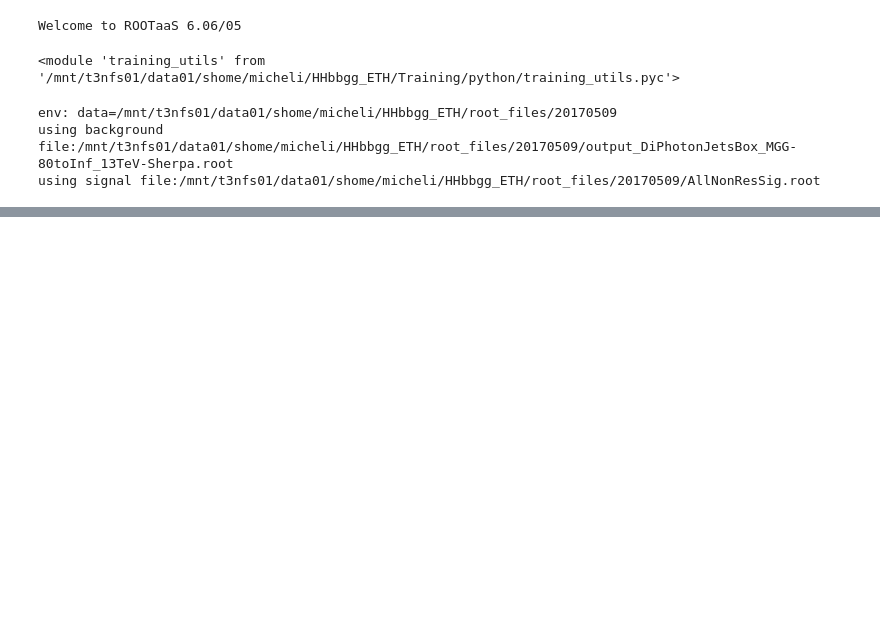
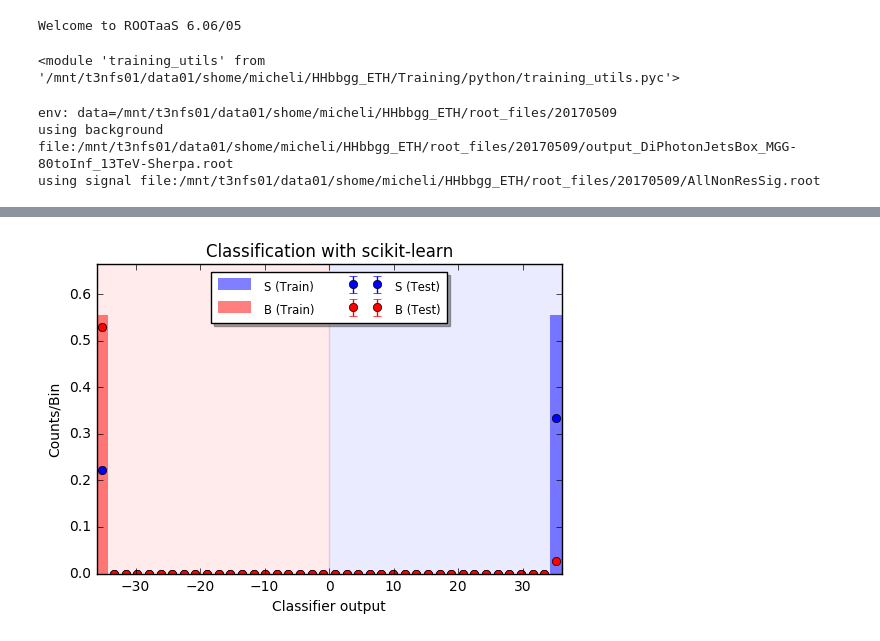
Before and after one commit to michelif/HHbbgg_ETH, a Jupyter notebook: Training/notebooks/trainMVAHHbbgg.ipynb, the cells around one changed output, grey strips where cells are left out. Drawn from its saved outputs; the diff is of its cells as text; code cells hidden in the pictures; blank space fills up the shorter version.

```diff
--- a/Training/notebooks/trainMVAHHbbgg.ipynb
+++ b/Training/notebooks/trainMVAHHbbgg.ipynb
@@ -121,0 +146,21 @@ ciao
+# %%
+from sklearn.tree import DecisionTreeClassifier
+clf =  ensemble.AdaBoostClassifier(DecisionTreeClassifier(),
+                         n_estimators=100)
+clf.fit(X_total_train,y_total_train)
+X_sig_train = utils.preprocessing.get_training_sample(pd.DataFrame(X_sig))
+X_bkg_train = utils.preprocessing.get_training_sample(pd.DataFrame(X_bkg))
+
+X_sig_test = utils.preprocessing.get_test_sample(pd.DataFrame(X_sig))
+X_bkg_test = utils.preprocessing.get_test_sample(pd.DataFrame(X_bkg))
+
+Y_pred_sig_train = clf.decision_function(X_sig_train).ravel()
+Y_pred_bkg_train = clf.decision_function(X_bkg_train).ravel()
+Y_pred_sig_test = clf.decision_function(X_sig_test).ravel()
+Y_pred_bkg_test = clf.decision_function(X_bkg_test).ravel()
+
+utils.plotting.plot_classifier_output(clf,X_sig_train,X_bkg_train,X_sig_test,X_bkg_test)
+
+plt.show()
+# %% [output]
+[figure, added]
```
Also changed, not shown: parts of 7 cells of this notebook.
